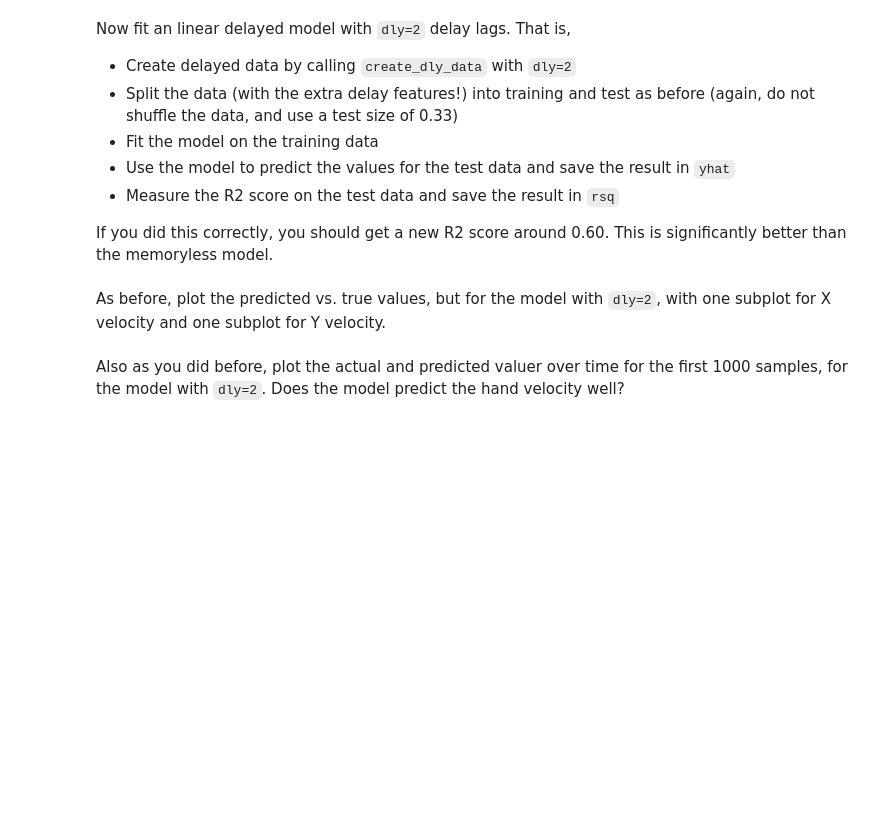
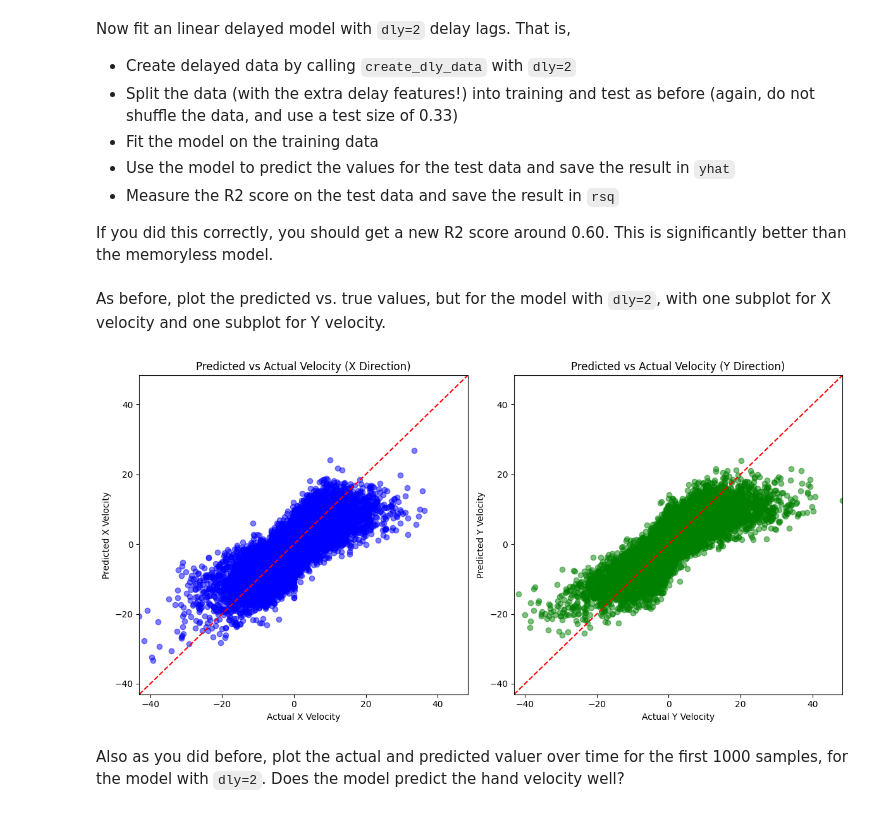
Before and after one commit to volcanicbottle/ai-study-helper, a Jupyter notebook: notebooks/4-neural-model-selection-hw.ipynb, the cells around one changed output. Cells and saved outputs as stored; diff of their text form; code cells hidden in the pictures; blank space fills up the shorter version.

```diff
--- a/notebooks/4-neural-model-selection-hw.ipynb
+++ b/notebooks/4-neural-model-selection-hw.ipynb
@@ -323,15 +347,17 @@ If you did this correctly, you should get a new R2 score around 0.60. This is si
 # TODO: Fit a linear model with dly=2
 
 # Create the delayed data
-
+dly = 2
+X_dly, y_dly = create_dly_data(X, y, dly=dly)
 # Split into training and test
-
+Xtr,Xts,ytr,yts=train_test_split(X_dly,y_dly,shuffle=False,test_size=0.33)
 # Create linear regression object
-
+model=LinearRegression()
 # Fit the model
-
+model.fit(Xtr,ytr)
 # Predict values for test data
-
+yhat = model.predict(Xts)
 # Measure the new r2 score
+rsq  = r2_score(yts,yhat)
 # %% [markdown]
 As before, plot the predicted vs. true values, but for the model with `dly=2`, with one subplot for X velocity and one subplot for Y velocity.
@@ -340,2 +364,39 @@ As before, plot the predicted vs. true values, but for the model with `dly=2`,
+# %%
+# TODO: Predicted values vs true values visualization with dly=2
+
+# 假设 yts 和 yhat 都是形状 (n_samples, 2)，其中:
+# yts[:, 0] 是 X 方向的真实值，yhat[:, 0] 是 X 方向的预测值
+# yts[:, 1] 是 Y 方向的真实值，yhat[:, 1] 是 Y 方向的预测值
+
+# 计算横纵坐标的统一范围
+min_val = min(yts.min(), yhat.min())
+max_val = max(yts.max(), yhat.max())
+
+# 创建两个子图
+fig, axes = plt.subplots(1, 2, figsize=(12, 6))
+
+# X 方向速度的散点图
+axes[0].scatter(yts[:, 0], yhat[:, 0], color='blue', alpha=0.5)
+axes[0].plot([min_val, max_val], [min_val, max_val], color='red', linestyle='--')  # 参考线
+axes[0].set_title("Predicted vs Actual Velocity (X Direction)")
+axes[0].set_xlabel("Actual X Velocity")
+axes[0].set_ylabel("Predicted X Velocity")
+axes[0].set_xlim(min_val, max_val)
+axes[0].set_ylim(min_val, max_val)
+
+# Y 方向速度的散点图
+axes[1].scatter(yts[:, 1], yhat[:, 1], color='green', alpha=0.5)
+axes[1].plot([min_val, max_val], [min_val, max_val], color='red', linestyle='--')  # 参考线
+axes[1].set_title("Predicted vs Actual Velocity (Y Direction)")
+axes[1].set_xlabel("Actual Y Velocity")
+axes[1].set_ylabel("Predicted Y Velocity")
+axes[1].set_xlim(min_val, max_val)
+axes[1].set_ylim(min_val, max_val)
+
+# 显示图形
+plt.tight_layout()
+plt.show()
+# %% [output]
+[figure, added]
 # %% [markdown]
 Also as you did before, plot the actual and predicted valuer over time for the first 1000 samples, for the model with `dly=2`. Does the model predict the hand velocity well?
```
Also changed, not shown: parts of 15 cells of this notebook.
